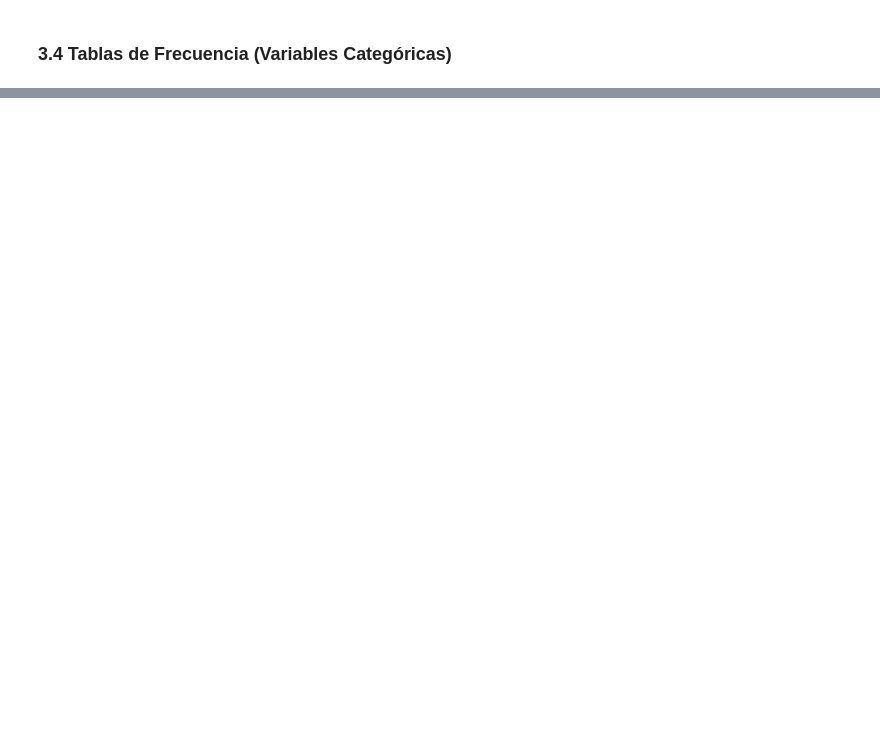
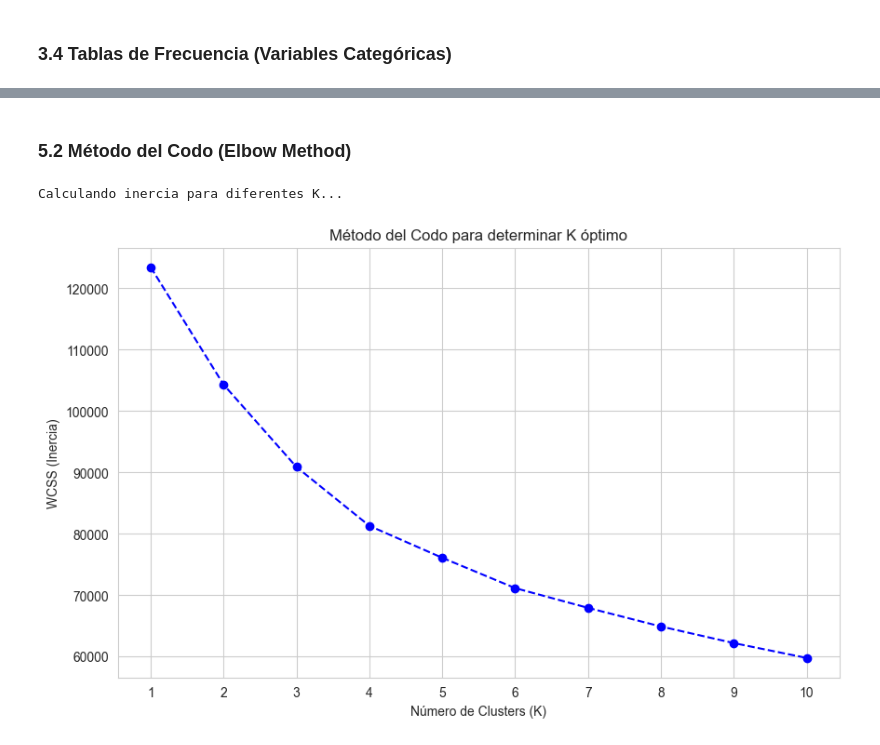
Before and after one commit to Dcextrim/MineriadeDatos-Proyecto1, a Jupyter notebook: Proyecto.ipynb, the cells around one changed output, grey strips where cells are left out. Saved outputs shown, nothing was run; the diff lists cells and outputs as text; code cells hidden in the pictures; blank space fills up the shorter version.

Commit message:
K-Means y Cluster

```diff
--- a/Proyecto.ipynb
+++ b/Proyecto.ipynb
@@ -580,0 +895,26 @@ tabla_frecuencia(df_nacimientos, 'Pueblo_Etnia', 'Etnia en Nacimientos')
+# %% [markdown]
+### 5.2 Método del Codo (Elbow Method)
+# %%
+# Método del Codo: probar K de 1 a 10
+wcss = []
+rango_k = range(1, 11)
+
+print("Calculando inercia para diferentes K...")
+
+for k in rango_k:
+    kmeans = KMeans(n_clusters=k, init='k-means++', random_state=42, n_init=10)
+    kmeans.fit(df_escalado)
+    wcss.append(kmeans.inertia_)
+
+# Graficar el Codo
+plt.figure(figsize=(10, 6))
+plt.plot(rango_k, wcss, marker='o', linestyle='--', color='b')
+plt.title('Método del Codo para determinar K óptimo')
+plt.xlabel('Número de Clusters (K)')
+plt.ylabel('WCSS (Inercia)')
+plt.xticks(rango_k)
+plt.grid(True)
+plt.show()
+# %% [output]
+Calculando inercia para diferentes K...
+[figure, added]
```
Also changed, not shown: parts of 29 cells of this notebook.
